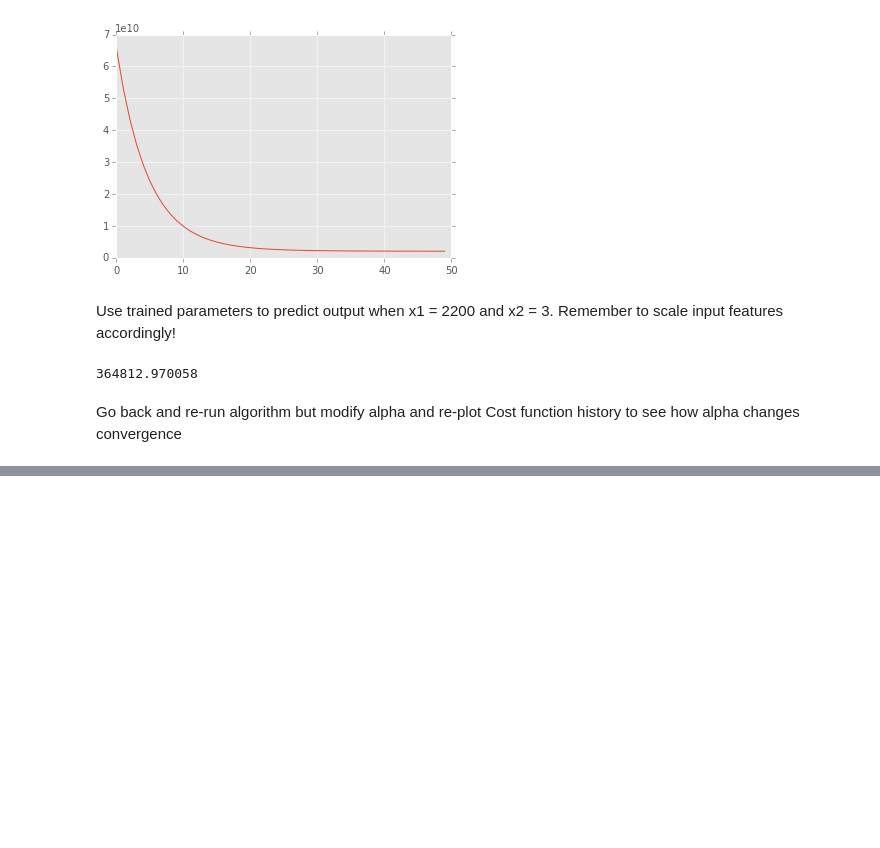
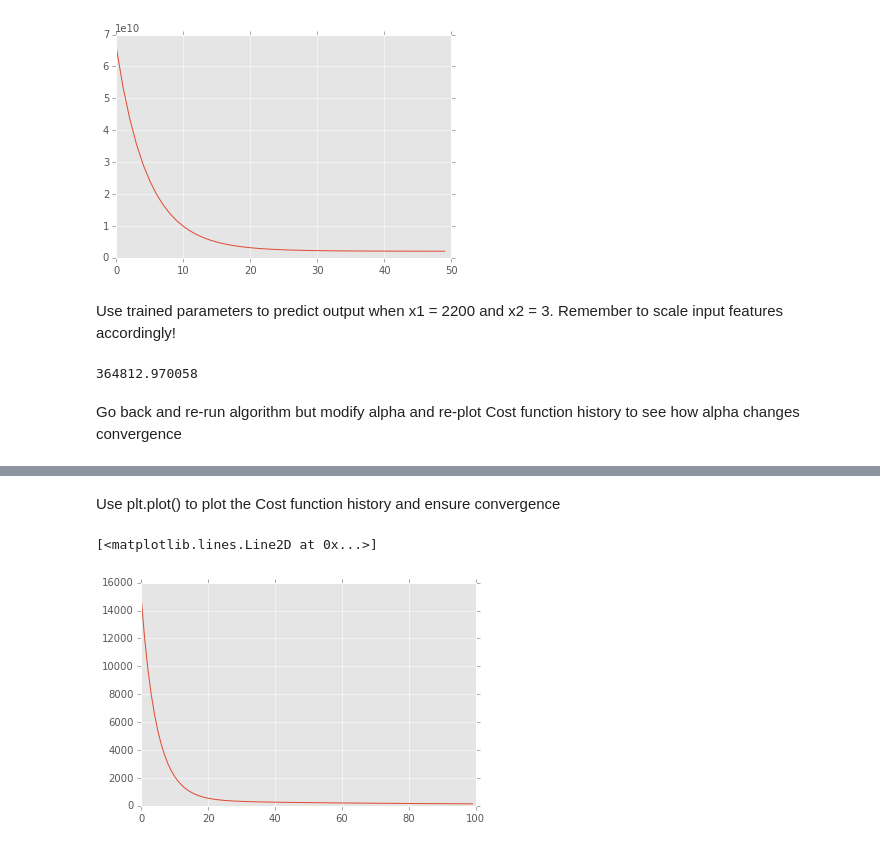
Before and after one commit to plthiyagu/training, a Jupyter notebook: Machine Learning/Exercises/Linear Regression with Multiple Features - Answers.ipynb, the cells around one changed output, grey strips where cells are left out. Drawn from its saved outputs; the diff is of its cells as text; code cells hidden in the pictures; blank space fills up the shorter version.

```diff
--- a/Machine Learning/Exercises/Linear Regression with Multiple Features - Answers.ipynb
+++ b/Machine Learning/Exercises/Linear Regression with Multiple Features - Answers.ipynb
@@ -140,0 +176,3 @@ Go back and re-run algorithm but modify alpha and re-plot Cost function history
+# %%
+df2['X2'] = df2.X**2
+df2['X3'] = df2.X**3
@@ -140,0 +190,24 @@ Go back and re-run algorithm but modify alpha and re-plot Cost function history
+# %%
+def GradDescent(theta_0,theta_1,theta_2,theta_3,alpha,num_iters):
+
+    #C_history records values for plotting
+    C_history = []
+
+    #Initalises Ypredicted to ensure existence in dataframe
+    df2['Ypredicted'] = df2.Y
+
+    for i in np.arange(num_iters):
+        #Calculate prediction for parameter values
+        df2.Ypredicted = theta_0 + theta_1*df2.X_scaled + theta_2*df2.X2_scaled + theta_3*df2.X3_scaled
+
+        #Update parameters
+        theta_0 = theta_0 - alpha * g(df2.Y,df2.Ypredicted,1)
+        theta_1 = theta_1 - alpha * g(df2.Y,df2.Ypredicted,df2.X_scaled)
+        theta_2 = theta_2 - alpha * g(df2.Y,df2.Ypredicted,df2.X2_scaled)
+        theta_3 = theta_3 - alpha * g(df2.Y,df2.Ypredicted,df2.X3_scaled)
+
+        C_history.append([CostFunction(df2.Y,df2.Ypredicted)])
+
+
+    print "Finished at ", [theta_0,theta_1,theta_2,theta_3]
+    return theta_0, theta_1, theta_2, theta_3, np.array(C_history)
@@ -140,0 +227,7 @@ Go back and re-run algorithm but modify alpha and re-plot Cost function history
+# %% [markdown]
+Use plt.plot() to plot the Cost function history and ensure convergence
+# %%
+plt.plot(C_history)
+# %% [output]
+[<matplotlib.lines.Line2D at 0x...>]
+[figure, added]
```
Also changed, not shown: parts of 27 cells of this notebook, 4 other files.
